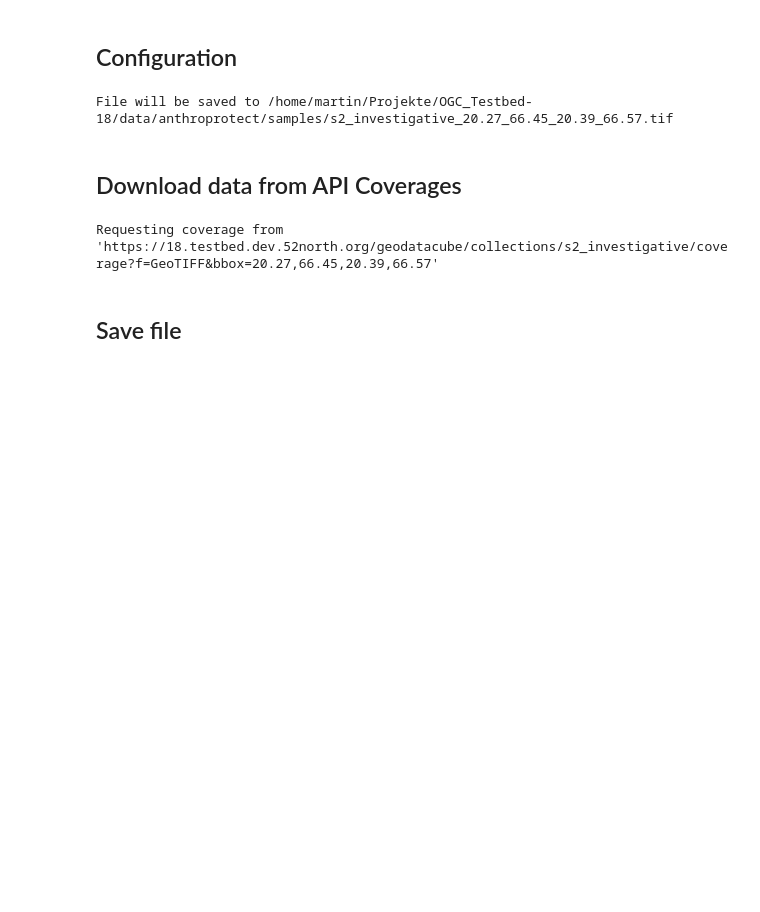
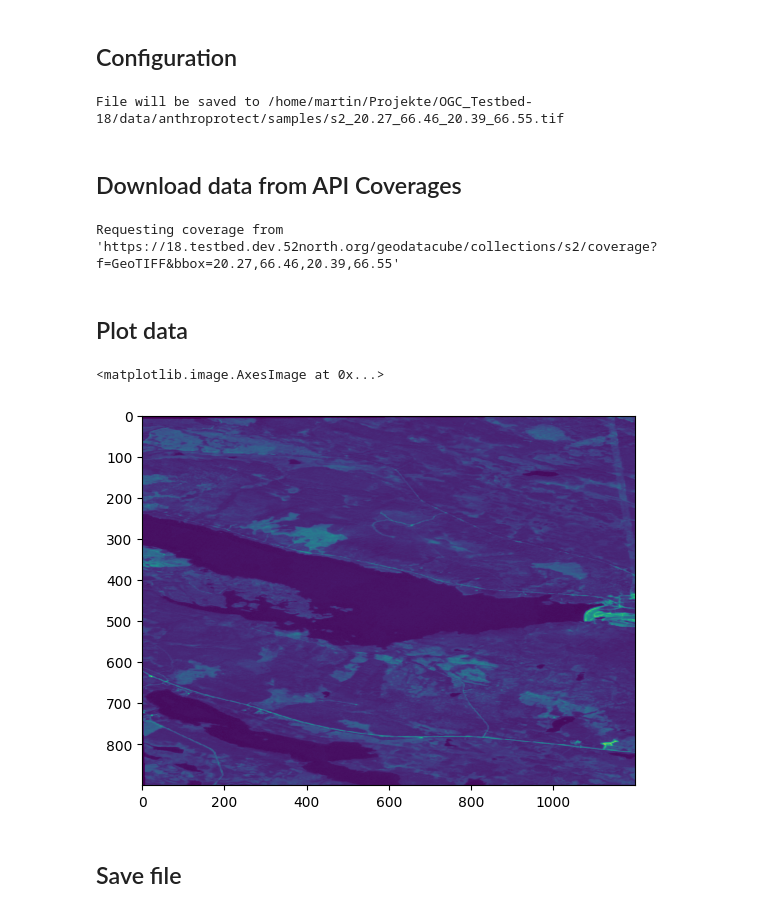
Before and after one commit to 52North/testbed18-wilderness-workflow, a Jupyter notebook: tjects/experiments/testbed18/0_download_samples.ipynb, the cells around one changed output. Cells and saved outputs as stored; diff of their text form; code cells hidden in the pictures; blank space fills up the shorter version.

Commit message:
Clean bbox definitions + remove download part from analyze notebook

```diff
--- a/tjects/experiments/testbed18/0_download_samples.ipynb
+++ b/tjects/experiments/testbed18/0_download_samples.ipynb
@@ -21,14 +18,8 @@ The autoreload extension is already loaded. To reload it, use:
 # %%
 collection = 's2'
 
-#bbox = [16.7, 59.7, 16.825, 59.825] # -> 1250 x 1250 pixels
-#bbox = [16.8, 59.8, 16.8251, 59.825] # -> 250 x 250 pixels
-#bbox = [20.27080771398277, 66.45825882626778, 20.495119661234394, 66.55002311657806] # paper figure 8
-#bbox = [10.434810477469897, 62.019114499434934, 10.836427562826682, 62.1989645072601] # paper figure 9 (2017)
-#bbox = [10.434810477469897, 62.019114499434934, 10.836427562826682, 62.1989645072601] # paper figure 9 (2020)
-#bbox = [26.12659400833689, 65.34754243953564, 26.341300676504012, 65.43979470854401] # paper figure 10
-#bbox = [20.27, 66.45, 20.39, 66.57]
-bbox = [20.37, 66.5, 20.39, 66.52]
+bbox = [20.27, 66.46, 20.39, 66.55] # left part paper figure 8
+#bbox = [20.39, 66.46, 20.49, 66.55] # right part paper figure 8
 
 bands = None  # e.g.'blue, green, red'
 
@@ -36,7 +27,7 @@ out_file = config.data_folder + '/samples/' + collection \
            + '_{}_{}_{}_{}'.format(bbox[0], bbox[1], bbox[2], bbox[3]) + '.tif'
 print('File will be saved to {}'.format(out_file))
 # %% [output]
-File will be saved to /home/martin/Projekte/OGC_Testbed-18/data/anthroprotect/samples/s2_investigative_20.27_66.45_20.39_66.57.tif
+File will be saved to /home/martin/Projekte/OGC_Testbed-18/data/anthroprotect/samples/s2_20.27_66.46_20.39_66.55.tif
 # %% [markdown]
 ## Download data from API Coverages
 # %%
@@ -46,7 +37,16 @@ dataset = rasterio.open(result)
 #channel_names = dataset.descriptions
 #images = dataset.read()
 # %% [output]
-Requesting coverage from 'https://18.testbed.dev.52north.org/geodatacube/collections/s2_investigative/coverage?f=GeoTIFF&bbox=20.27,66.45,20.39,66.57'
+Requesting coverage from 'https://18.testbed.dev.52north.org/geodatacube/collections/s2/coverage?f=GeoTIFF&bbox=20.27,66.46,20.39,66.55'
+# %% [markdown]
+## Plot data
+# %%
+from matplotlib import pyplot
+band_index = 1
+pyplot.imshow(dataset.read(band_index))
+# %% [output]
+<matplotlib.image.AxesImage at 0x...>
+[figure, added]
 # %% [markdown]
 ## Save file
 # %%
```
Also changed, not shown: parts of 1 cell of this notebook, 1 other file.
